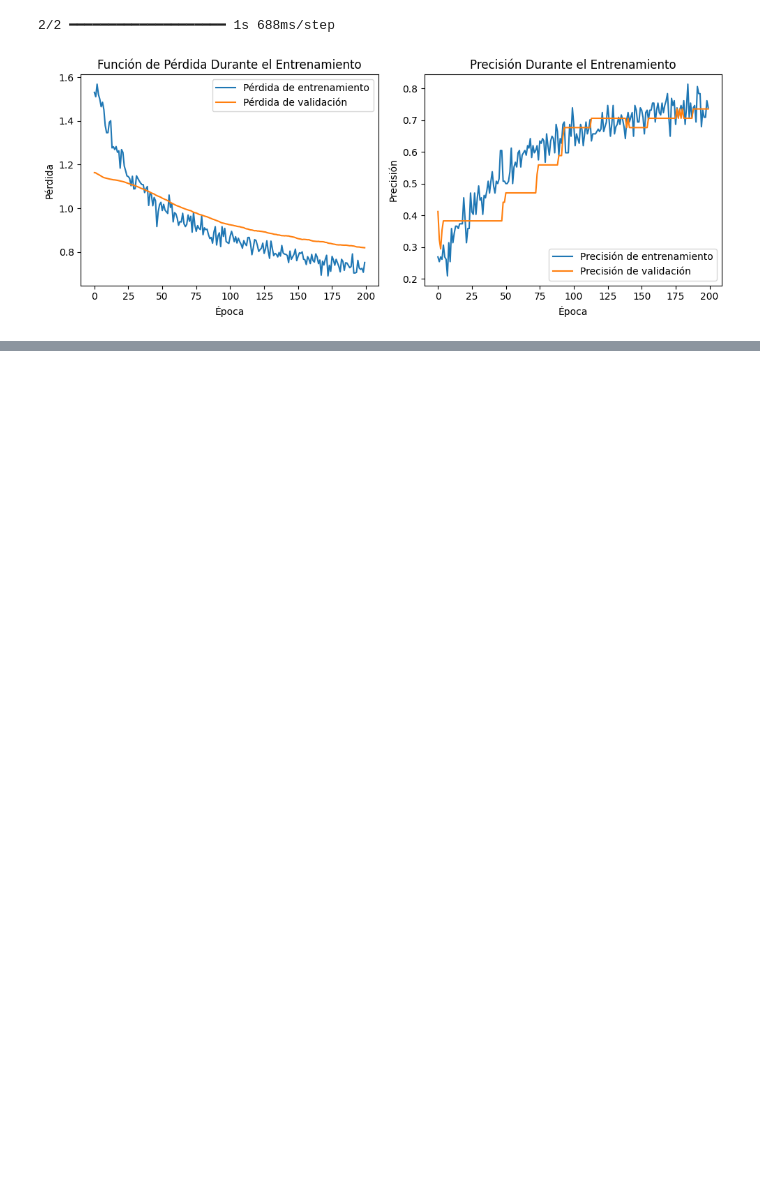
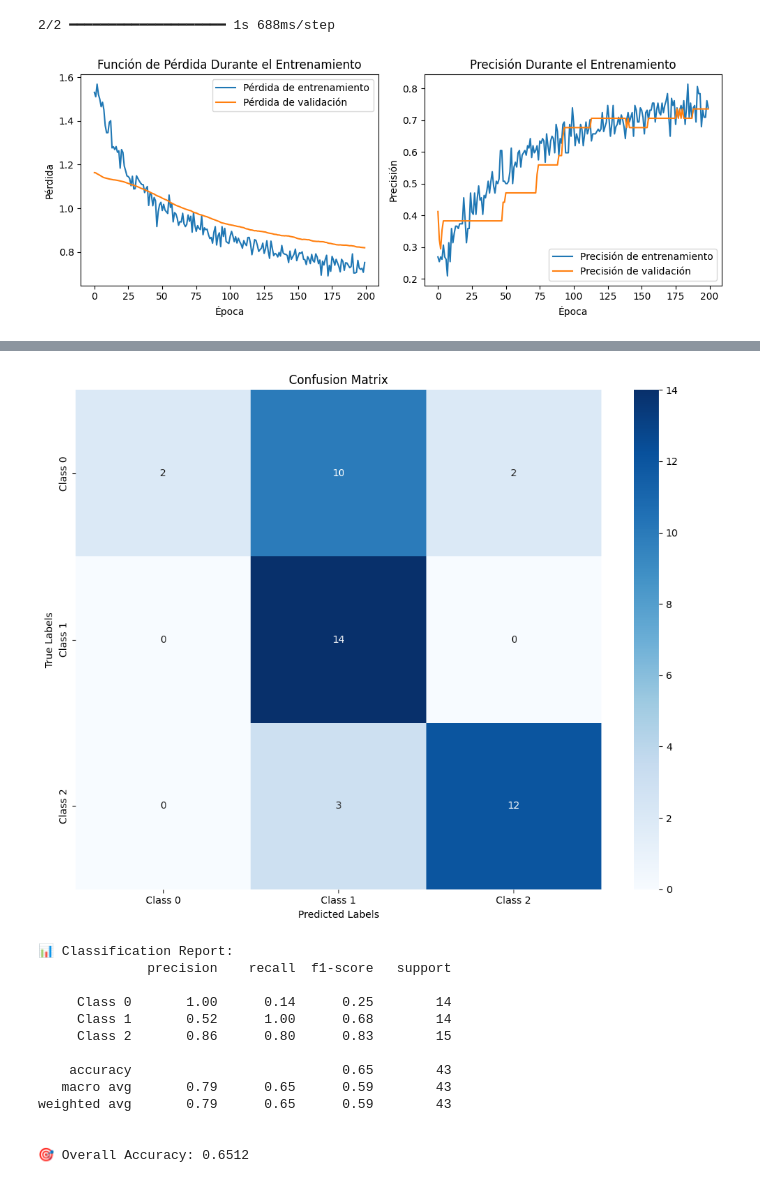
Before and after one commit to jechavarria12/World_GDP_Neural_netowrk, a Jupyter notebook: Copia_de_world_bank_neural_network.ipynb, the cells around one changed output, grey strips where cells are left out. Cells and saved outputs as stored; diff of their text form; code cells hidden in the pictures; blank space fills up the shorter version.

```diff
--- a/Copia_de_world_bank_neural_network.ipynb
+++ b/Copia_de_world_bank_neural_network.ipynb
@@ -939,0 +1011,49 @@ ValueError: y should be a 1d array, got an array of shape (43, 3) instead.
+# %%
+# ======================
+# 8. CONFUSION MATRIX VISUALIZATION
+# ======================
+from sklearn.metrics import confusion_matrix, classification_report
+
+# Get predictions for test data
+# First get the probability predictions
+y_pred_proba = best_model.predict(X_test_final)
+# Convert probabilities to class predictions (highest probability class)
+y_pred_classes = np.argmax(y_pred_proba, axis=1)
+# Get true labels in same format
+y_test_classes = np.argmax(y_test_onehot, axis=1)
+
+# Calculate the confusion matrix
+cm = confusion_matrix(y_test_classes, y_pred_classes)
+
+# Create class labels based on your problem
+# Replace these with your actual class names
+class_names = ['Class 0', 'Class 1', 'Class 2']
+
+# Plot the confusion matrix
+plt.figure(figsize=(10, 8))
+sns.heatmap(cm, annot=True, fmt='d', cmap='Blues',
+            xticklabels=class_names,
+            yticklabels=class_names)
+plt.xlabel('Predicted Labels')
+plt.ylabel('True Labels')
+plt.title('Confusion Matrix')
+
+# Add text for precision, recall in each cell
+for i in range(len(class_names)):
+    for j in range(len(class_names)):
+        plt.text(j + 0.5, i + 0.7, f'',
+                 horizontalalignment='center',
+                 size=9, color='black' if cm[i, j] < cm.max()/2 else 'white')
+
+plt.tight_layout()
+plt.savefig('confusion_matrix.png', dpi=300, bbox_inches='tight')
+plt.show()
+
+# Print classification report for more detailed metrics
+print("\n📊 Classification Report:")
+print(classification_report(y_test_classes, y_pred_classes, target_names=class_names))
+
+# Calculate overall accuracy
+accuracy = np.sum(y_test_classes == y_pred_classes) / len(y_test_classes)
+print(f"\n🎯 Overall Accuracy: {accuracy:.4f}")
+# %% [output]
@@ -939,0 +1061,14 @@ ValueError: y should be a 1d array, got an array of shape (43, 3) instead.
+[figure, added]
+📊 Classification Report:
+              precision    recall  f1-score   support
+
+     Class 0       1.00      0.14      0.25        14
+     Class 1       0.52      1.00      0.68        14
+     Class 2       0.86      0.80      0.83        15
+
+    accuracy                           0.65        43
+   macro avg       0.79      0.65      0.59        43
+weighted avg       0.79      0.65      0.59        43
+
+
+🎯 Overall Accuracy: 0.6512
```
Also changed, not shown: parts of 9 cells of this notebook.
